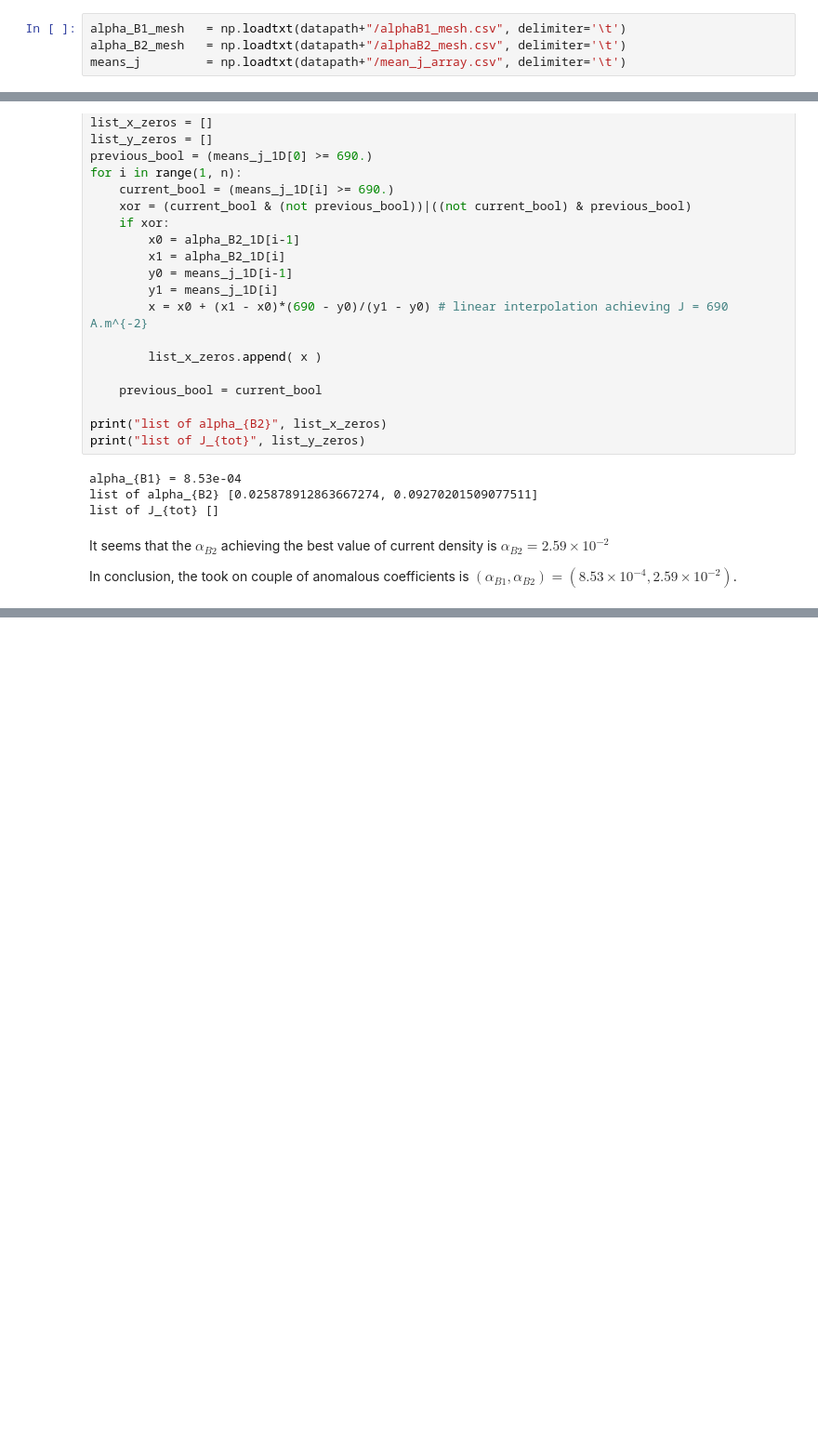
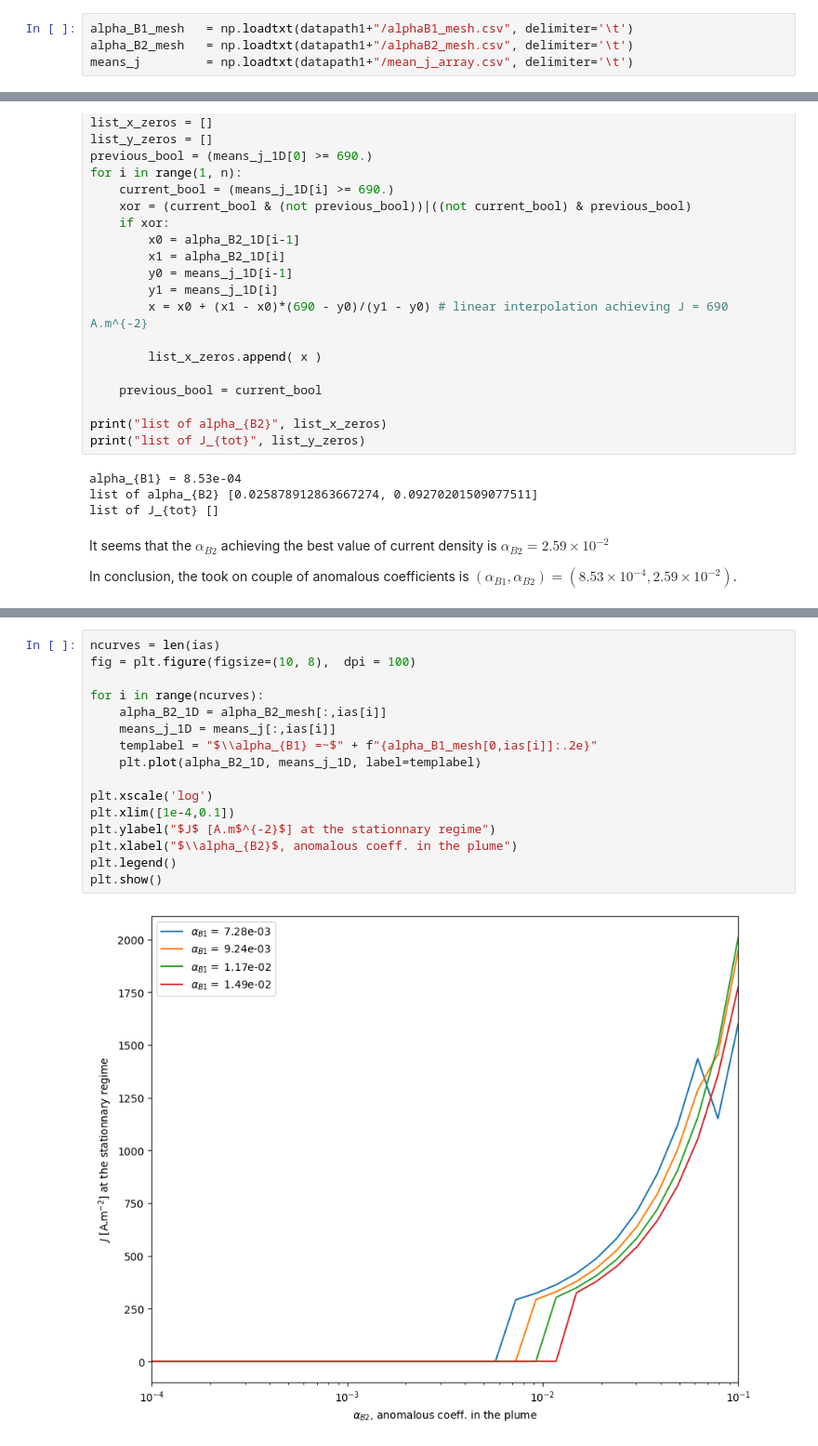
Before and after one commit to federicopetronio/FLHET1D, a Jupyter notebook: plots_alphaB_param_study.ipynb, the cells around one changed output, grey strips where cells are left out. Shown at 93% size. Cells and saved outputs as stored; diff of their text form; blank space fills up the shorter version.

```diff
--- a/plots_alphaB_param_study.ipynb
+++ b/plots_alphaB_param_study.ipynb
@@ -22,9 +22,9 @@ datapath = dirname+"/Results/alphaB_param_study"
 
 The aim of the script FLHET_AlphaB_param_prm_study.py is to launch several simulations with different couples of $(\alpha_{B1}, \alpha_{B2})$. From these simulations, we extract the current density at stationary regime, i.e. virtual time being $t = 20~\mu s$. $\alpha_{B1}$ is the anomalous transport coefficient in the channel  whereas $\alpha_{B2}$ is the one ine the plume.
 # %%
-alpha_B1_mesh   = np.loadtxt(datapath+"/alphaB1_mesh.csv", delimiter='\t')
-alpha_B2_mesh   = np.loadtxt(datapath+"/alphaB2_mesh.csv", delimiter='\t')
-means_j         = np.loadtxt(datapath+"/mean_j_array.csv", delimiter='\t')
+alpha_B1_mesh   = np.loadtxt(datapath1+"/alphaB1_mesh.csv", delimiter='\t')
+alpha_B2_mesh   = np.loadtxt(datapath1+"/alphaB2_mesh.csv", delimiter='\t')
+means_j         = np.loadtxt(datapath1+"/mean_j_array.csv", delimiter='\t')
 # %% [markdown]
 Since we assume that anomalous transport is greater in the plume than in the channel, the $\alpha_{B1} > \alpha_{B2}$ cases were not treated in the treatment script. That corresponds to exactly 0. values for $i > j$ indexes in the means_j array.
 # %%
@@ -186,0 +227,18 @@ In conclusion, the took on couple of anomalous coefficients is $(\alpha_{B1}, \a
+# %%
+ncurves = len(ias)
+fig = plt.figure(figsize=(10, 8),  dpi = 100)
+
+for i in range(ncurves):
+    alpha_B2_1D = alpha_B2_mesh[:,ias[i]]
+    means_j_1D = means_j[:,ias[i]]
+    templabel = "$\\alpha_{B1} =~$" + f"{alpha_B1_mesh[0,ias[i]]:.2e}"
+    plt.plot(alpha_B2_1D, means_j_1D, label=templabel)
+
+plt.xscale('log')
+plt.xlim([1e-4,0.1])
+plt.ylabel("$J$ [A.m$^{-2}$] at the stationnary regime")
+plt.xlabel("$\\alpha_{B2}$, anomalous coeff. in the plume")
+plt.legend()
+plt.show()
+# %% [output]
+[figure, added]
```
Also changed, not shown: parts of 20 cells of this notebook, 2 other files.
